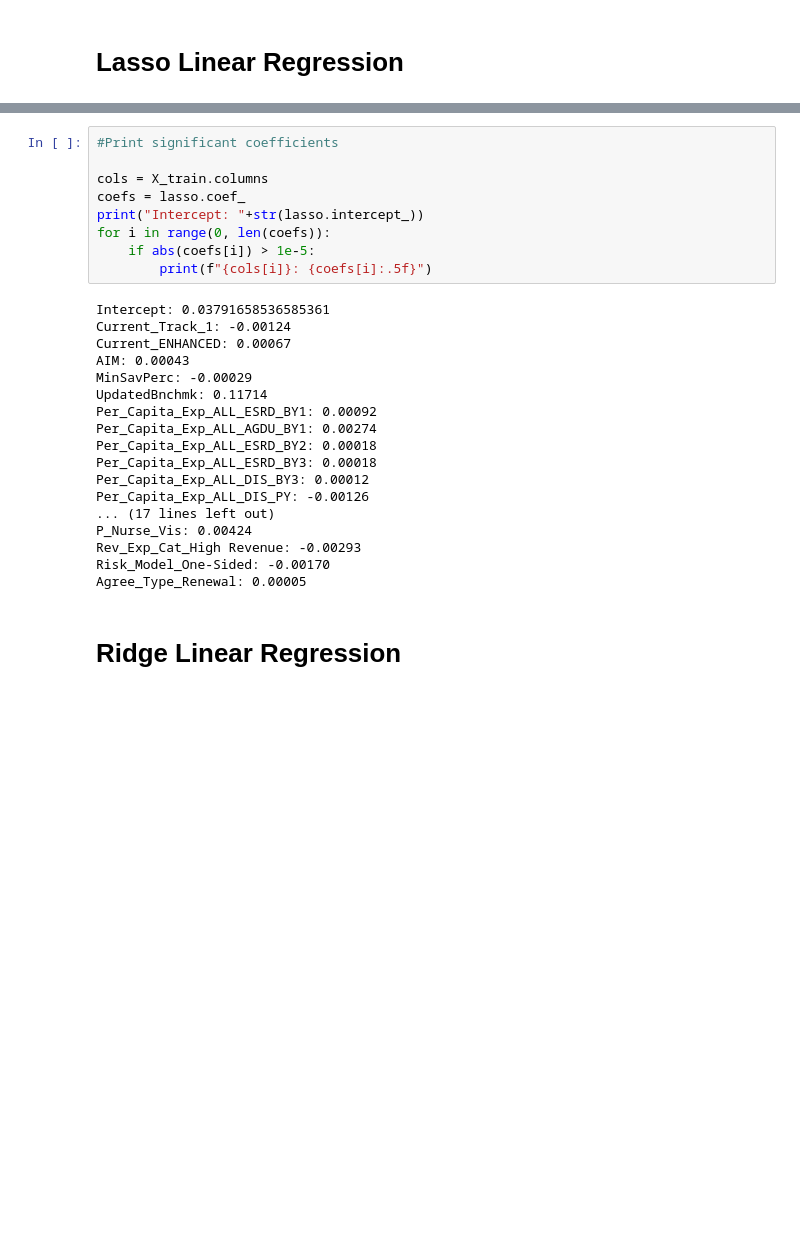
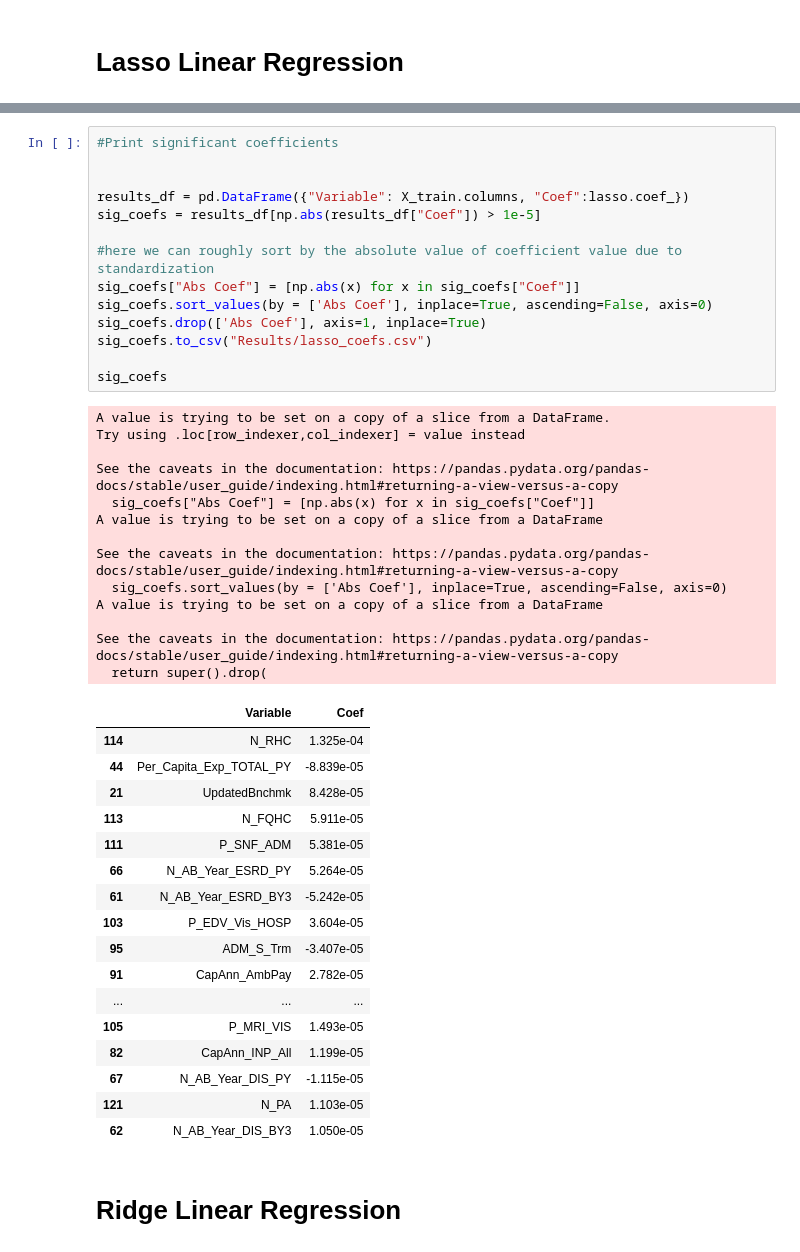
Before and after one commit to eshantewari/cs109-final-project, a Jupyter notebook: Linear Regression Model.ipynb, the cells around one changed output, grey strips where cells are left out. Cells and saved outputs as stored; diff of their text form; blank space fills up the shorter version.

```diff
--- a/Linear Regression Model.ipynb
+++ b/Linear Regression Model.ipynb
@@ -301,30 +337,48 @@ Lasso(alpha=0.001, max_iter=10000)
-# %%
-#Print significant coefficients
-
-cols = X_train.columns
-coefs = lasso.coef_
-print("Intercept: "+str(lasso.intercept_))
-for i in range(0, len(coefs)):
-    if abs(coefs[i]) > 1e-5:
-        print(f"{cols[i]}: {coefs[i]:.5f}")
-# %% [output]
-Intercept: 0.03791658536585361
-Current_Track_1: -0.00124
-Current_ENHANCED: 0.00067
-AIM: 0.00043
-MinSavPerc: -0.00029
-UpdatedBnchmk: 0.11714
-Per_Capita_Exp_ALL_ESRD_BY1: 0.00092
-Per_Capita_Exp_ALL_AGDU_BY1: 0.00274
-Per_Capita_Exp_ALL_ESRD_BY2: 0.00018
-Per_Capita_Exp_ALL_ESRD_BY3: 0.00018
-Per_Capita_Exp_ALL_DIS_BY3: 0.00012
-Per_Capita_Exp_ALL_DIS_PY: -0.00126
-... (17 lines left out)
-P_Nurse_Vis: 0.00424
-Rev_Exp_Cat_High Revenue: -0.00293
-Risk_Model_One-Sided: -0.00170
-Agree_Type_Renewal: 0.00005
+# %%
+#Print significant coefficients
+
+
+results_df = pd.DataFrame({"Variable": X_train.columns, "Coef":lasso.coef_})
+sig_coefs = results_df[np.abs(results_df["Coef"]) > 1e-5]
+
+#here we can roughly sort by the absolute value of coefficient value due to standardization
+sig_coefs["Abs Coef"] = [np.abs(x) for x in sig_coefs["Coef"]]
+sig_coefs.sort_values(by = ['Abs Coef'], inplace=True, ascending=False, axis=0)
+sig_coefs.drop(['Abs Coef'], axis=1, inplace=True)
+sig_coefs.to_csv("Results/lasso_coefs.csv")
+
+sig_coefs
+# %% [output]
+A value is trying to be set on a copy of a slice from a DataFrame.
+Try using .loc[row_indexer,col_indexer] = value instead
+
+See the caveats in the documentation: https://pandas.pydata.org/pandas-docs/stable/user_guide/indexing.html#returning-a-view-versus-a-copy
+  sig_coefs["Abs Coef"] = [np.abs(x) for x in sig_coefs["Coef"]]
+A value is trying to be set on a copy of a slice from a DataFrame
+
+See the caveats in the documentation: https://pandas.pydata.org/pandas-docs/stable/user_guide/indexing.html#returning-a-view-versus-a-copy
+  sig_coefs.sort_values(by = ['Abs Coef'], inplace=True, ascending=False, axis=0)
+A value is trying to be set on a copy of a slice from a DataFrame
+
+See the caveats in the documentation: https://pandas.pydata.org/pandas-docs/stable/user_guide/indexing.html#returning-a-view-versus-a-copy
+  return super().drop(
+|  | Variable | Coef |
+| 114 | N_RHC | 1.325e-04 |
+| 44 | Per_Capita_Exp_TOTAL_PY | -8.839e-05 |
+| 21 | UpdatedBnchmk | 8.428e-05 |
+| 113 | N_FQHC | 5.911e-05 |
+| 111 | P_SNF_ADM | 5.381e-05 |
+| 66 | N_AB_Year_ESRD_PY | 5.264e-05 |
+| 61 | N_AB_Year_ESRD_BY3 | -5.242e-05 |
+| 103 | P_EDV_Vis_HOSP | 3.604e-05 |
+| 95 | ADM_S_Trm | -3.407e-05 |
+| 91 | CapAnn_AmbPay | 2.782e-05 |
+| ... | ... | ... |
+| 105 | P_MRI_VIS | 1.493e-05 |
+| 82 | CapAnn_INP_All | 1.199e-05 |
+| 67 | N_AB_Year_DIS_PY | -1.115e-05 |
+| 121 | N_PA | 1.103e-05 |
+| 62 | N_AB_Year_DIS_BY3 | 1.050e-05 |
 # %% [markdown]
 # Ridge Linear Regression
 # %%
```
Also changed, not shown: parts of 13 cells of this notebook, 9 other files.
